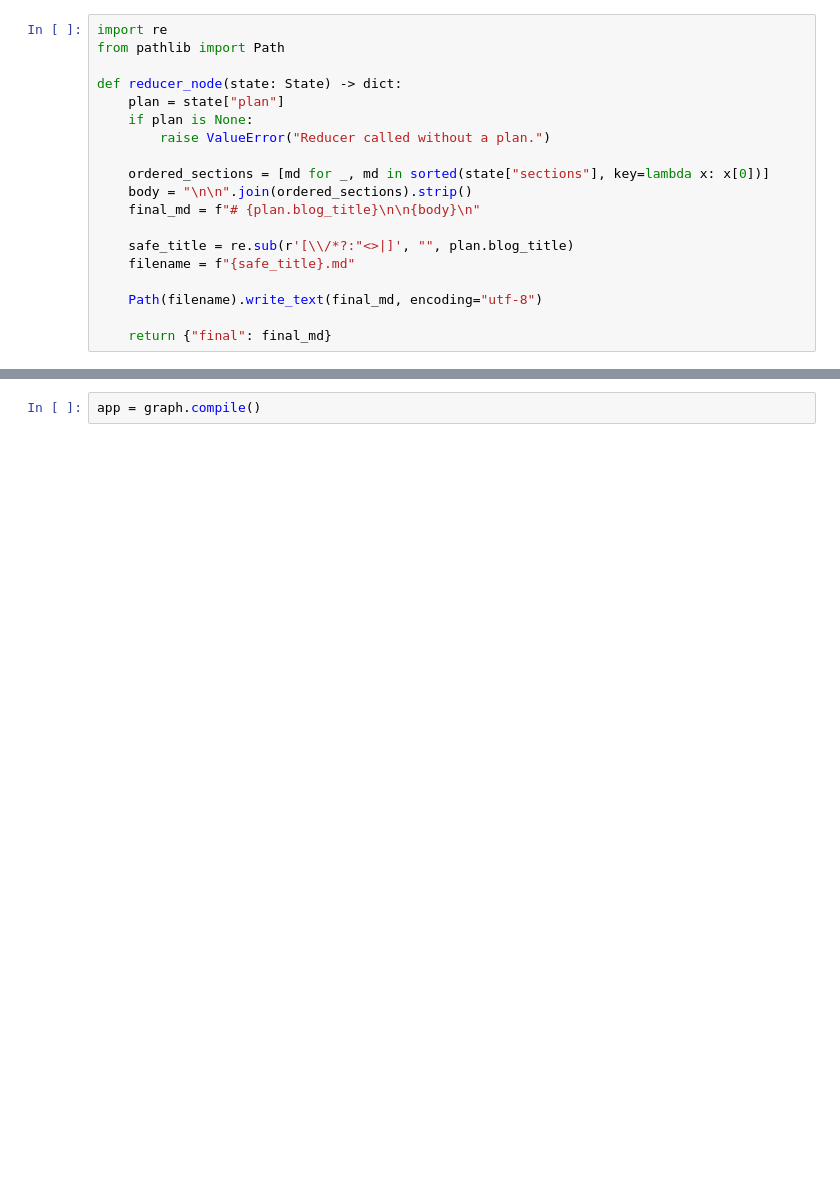
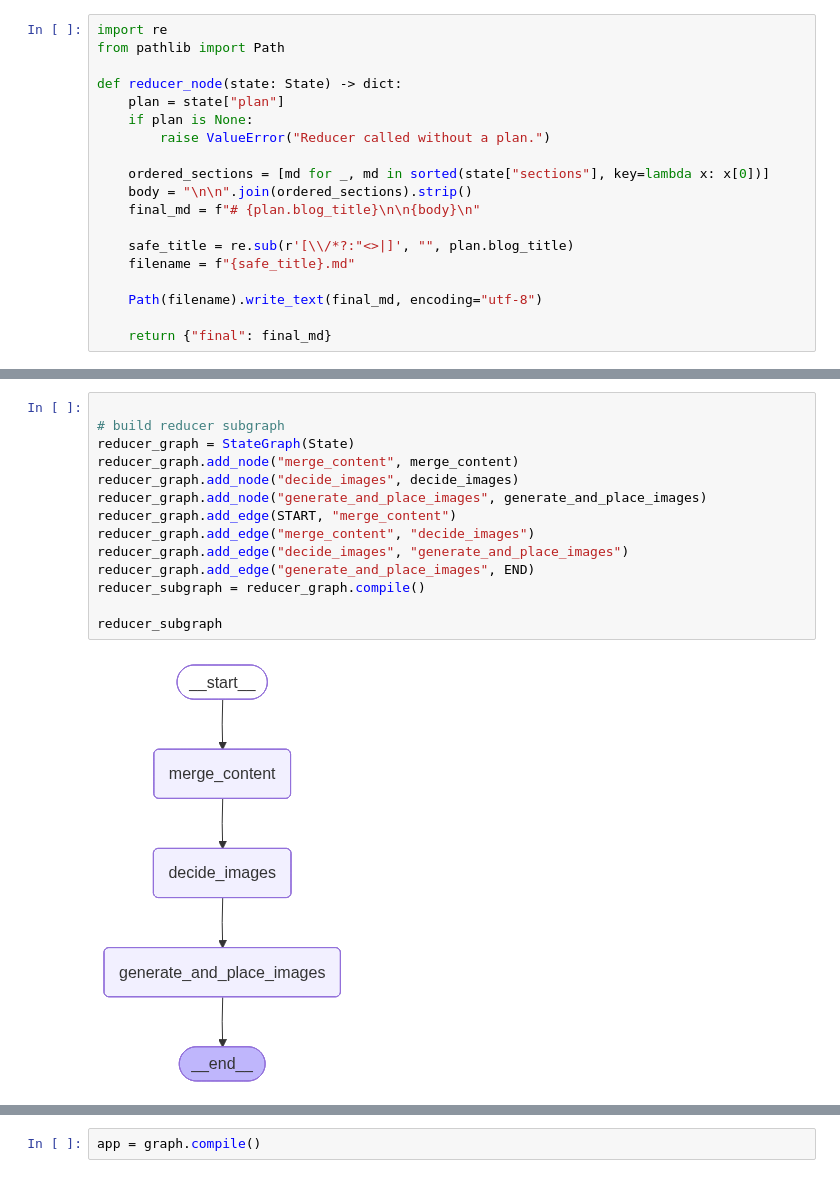
Before and after one commit to Rajat-Shrma/BlogGeneratingAIAgent, a Jupyter notebook: idea_implementation.ipynb, the cells around one changed output, grey strips where cells are left out. Drawn from its saved outputs; the diff is of its cells as text; blank space fills up the shorter version.

Commit message:
implementing images generation feature in blog

```diff
--- a/idea_implementation.ipynb
+++ b/idea_implementation.ipynb
@@ -445,3 +596,19 @@ def reducer_node(state: State) -> dict:
+# %%
+
+# build reducer subgraph
+reducer_graph = StateGraph(State)
+reducer_graph.add_node("merge_content", merge_content)
+reducer_graph.add_node("decide_images", decide_images)
+reducer_graph.add_node("generate_and_place_images", generate_and_place_images)
+reducer_graph.add_edge(START, "merge_content")
+reducer_graph.add_edge("merge_content", "decide_images")
+reducer_graph.add_edge("decide_images", "generate_and_place_images")
+reducer_graph.add_edge("generate_and_place_images", END)
+reducer_subgraph = reducer_graph.compile()
+
+reducer_subgraph
+# %% [output]
+[figure, added]
 # %%
 graph = StateGraph(State)
 
```
Also changed, not shown: parts of 7 cells of this notebook, 1 other file.
